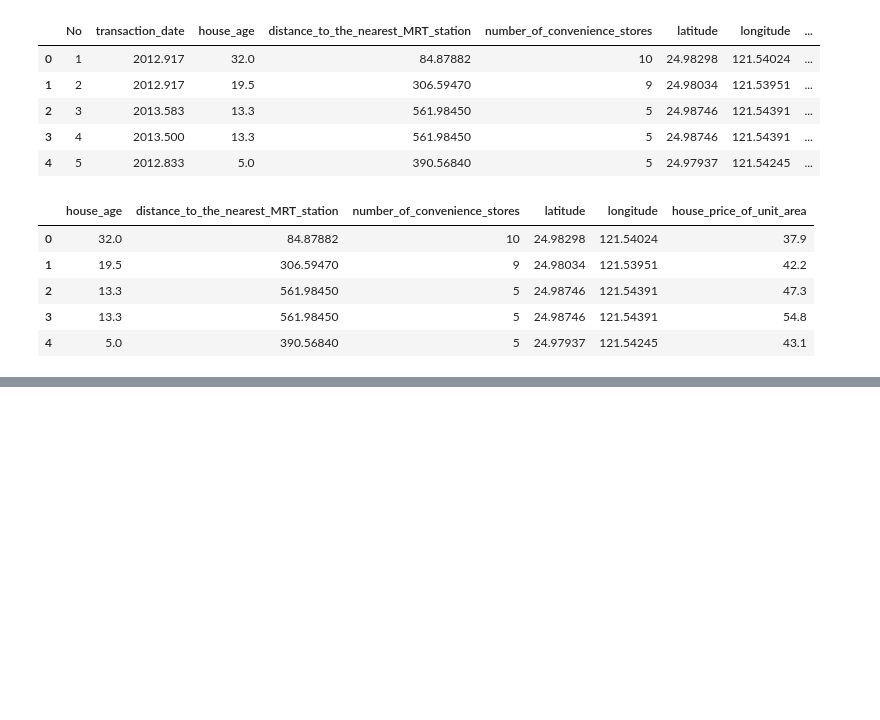
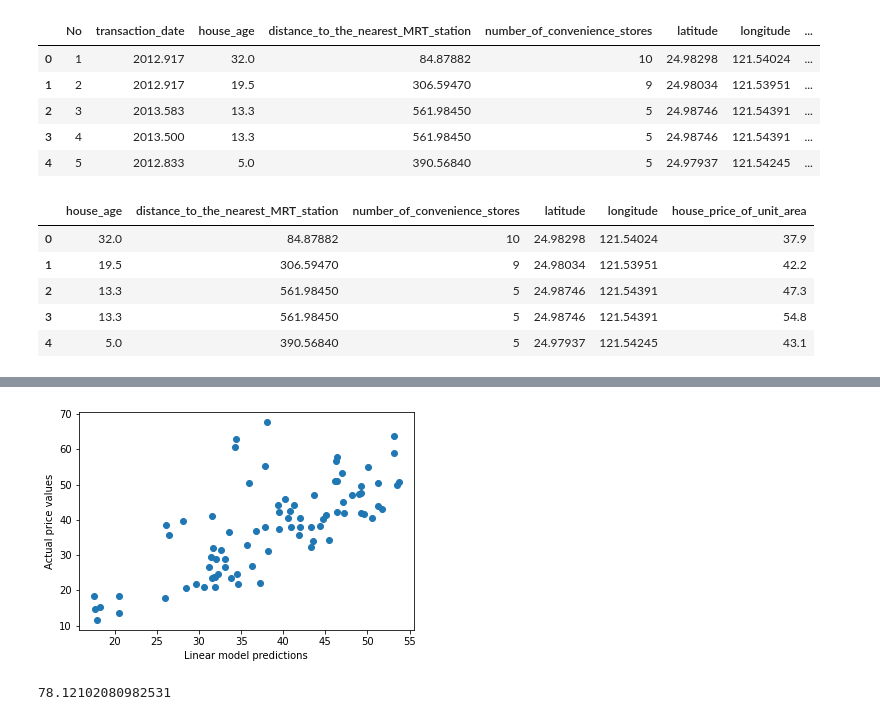
Before and after one commit to morgangant16/DATA-445, a Jupyter notebook: Homework/Homework_1.ipynb, the cells around one changed output, grey strips where cells are left out. Drawn from its saved outputs; the diff is of its cells as text; code cells hidden in the pictures; blank space fills up the shorter version.

```diff
--- a/Homework/Homework_1.ipynb
+++ b/Homework/Homework_1.ipynb
@@ -45,0 +91,22 @@ x_train, x_test, y_train, y_test = train_test_split(x, y, test_size= 0.2)
+# %%
+x_train2= x_train.drop(columns='distance_to_the_nearest_MRT_station')
+lm_md= LinearRegression().fit(x_train2, y_train)
+# %%
+#Make predictions on test
+x_test2=x_test.drop(columns='distance_to_the_nearest_MRT_station')
+lm_pred2= lm_md.predict(x_test2)
+lm_pred2 #How good are these predictions?
+
+import matplotlib.pyplot as plt
+plt.scatter(lm_pred2, y_test)
+plt.xlabel('Linear model predictions')
+plt.ylabel('Actual price values')
+plt.show()
+# %% [output]
+[figure, added]
+# %%
+#Computing MSE (Lower the better)
+MSE2=np.mean((y_test-lm_pred2)**2)
+MSE2
+# %% [output]
+78.12102080982531
```
Also changed, not shown: parts of 7 cells of this notebook.
